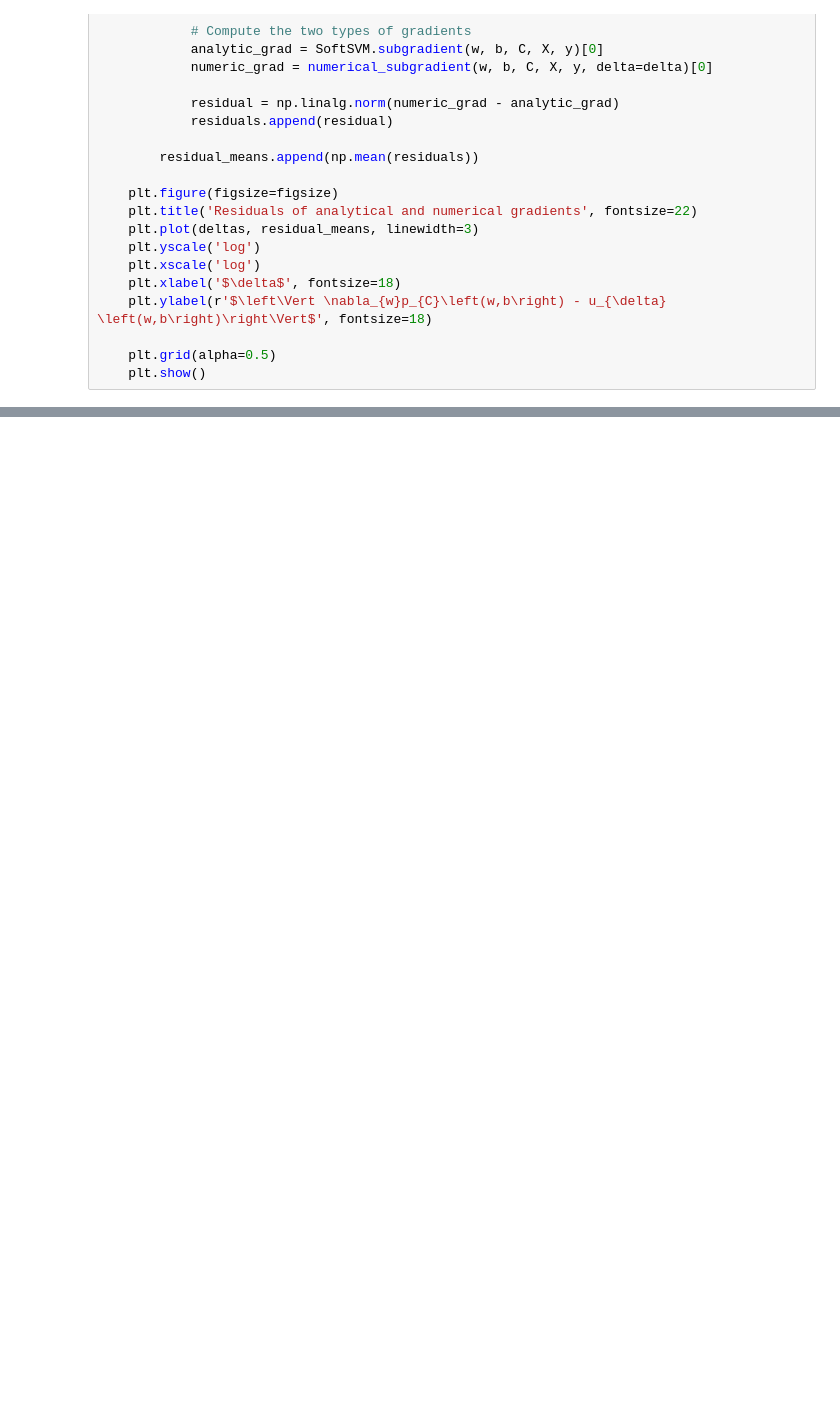
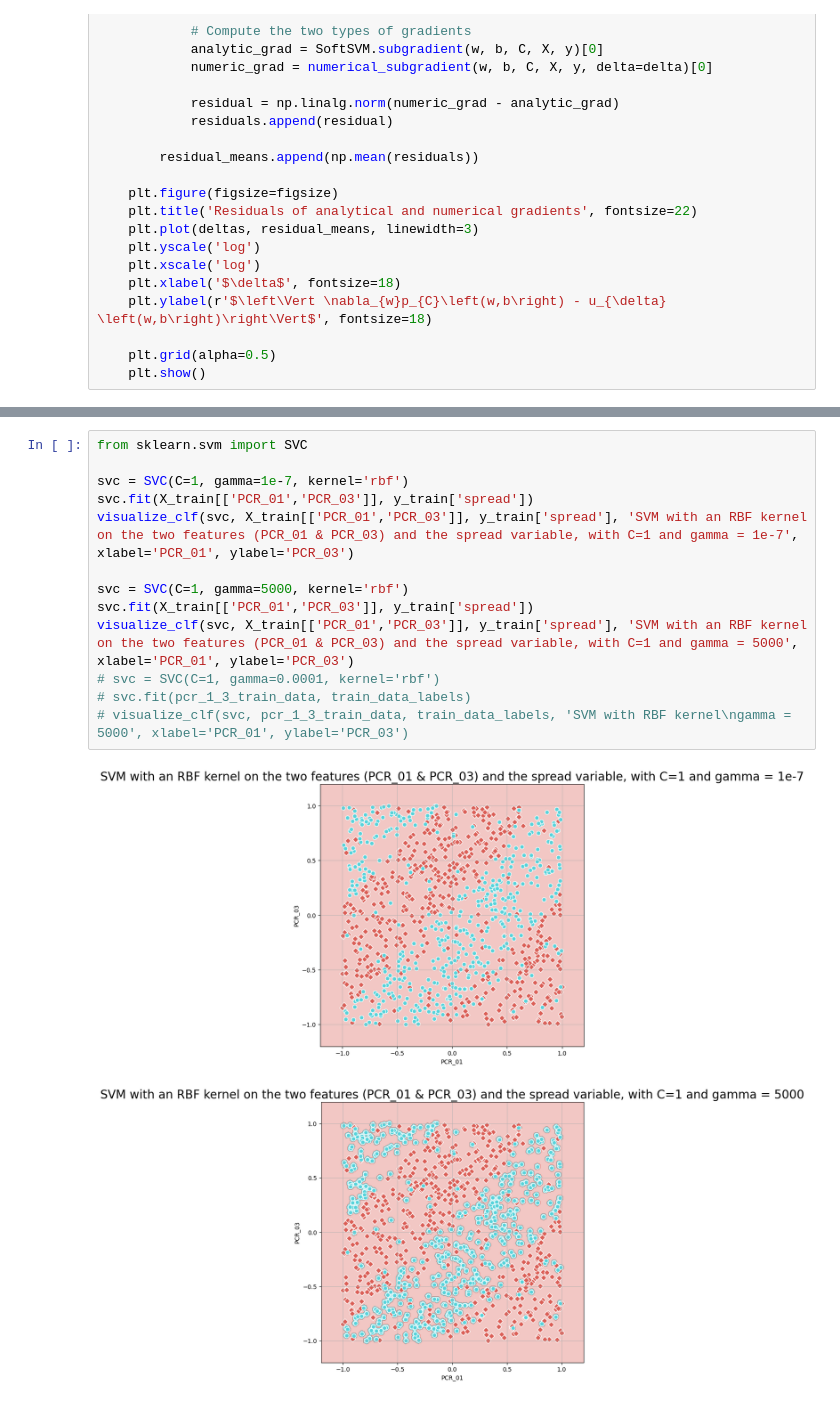
Before and after one commit to mayagel/mlhw2wet, a Jupyter notebook: Copy_of_Untitled1.ipynb, the cells around one changed output, grey strips where cells are left out. Saved outputs shown, nothing was run; the diff lists cells and outputs as text; blank space fills up the shorter version.

```diff
--- a/Copy_of_Untitled1.ipynb
+++ b/Copy_of_Untitled1.ipynb
@@ -624,0 +627,16 @@ Test score: 0.712
+# %%
+from sklearn.svm import SVC
+
+svc = SVC(C=1, gamma=1e-7, kernel='rbf')
+svc.fit(X_train[['PCR_01','PCR_03']], y_train['spread'])
+visualize_clf(svc, X_train[['PCR_01','PCR_03']], y_train['spread'], 'SVM with an RBF kernel on the two features (PCR_01 & PCR_03) and the spread variable, with C=1 and gamma = 1e-7', xlabel='PCR_01', ylabel='PCR_03')
+
+svc = SVC(C=1, gamma=5000, kernel='rbf')
+svc.fit(X_train[['PCR_01','PCR_03']], y_train['spread'])
+visualize_clf(svc, X_train[['PCR_01','PCR_03']], y_train['spread'], 'SVM with an RBF kernel on the two features (PCR_01 & PCR_03) and the spread variable, with C=1 and gamma = 5000', xlabel='PCR_01', ylabel='PCR_03')
+# svc = SVC(C=1, gamma=0.0001, kernel='rbf')
+# svc.fit(pcr_1_3_train_data, train_data_labels)
+# visualize_clf(svc, pcr_1_3_train_data, train_data_labels, 'SVM with RBF kernel\ngamma = 5000', xlabel='PCR_01', ylabel='PCR_03')
+# %% [output]
+[figure, added]
+[figure, added]
```
Also changed, not shown: parts of 11 cells of this notebook.
